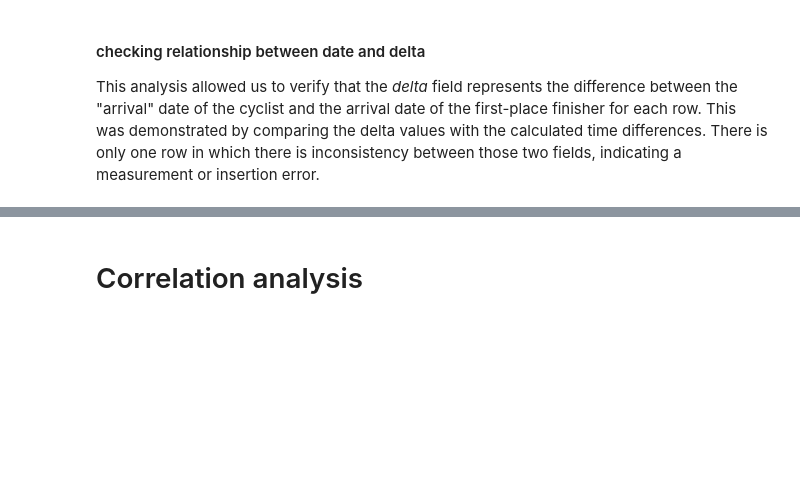
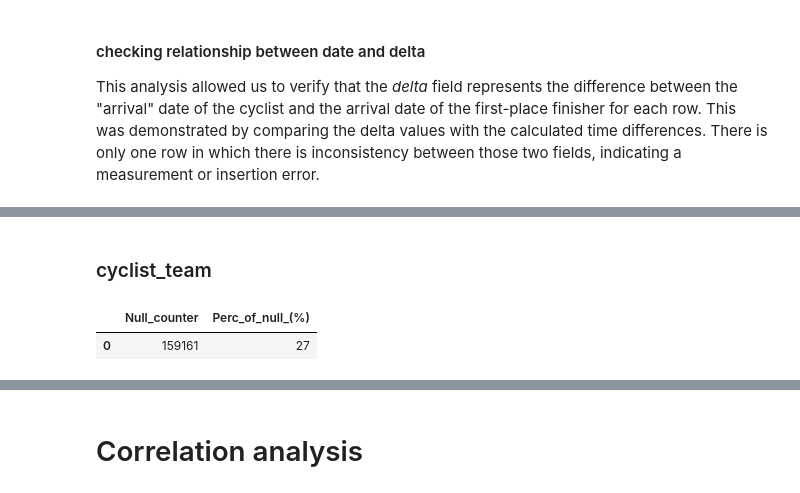
Before and after one commit to luca-rizzo/dm-2024-project, a Jupyter notebook: notebook/data_understanding.ipynb, the cells around one changed output, grey strips where cells are left out. Saved outputs shown, nothing was run; the diff lists cells and outputs as text; code cells hidden in the pictures; blank space fills up the shorter version.

```diff
--- a/notebook/data_understanding.ipynb
+++ b/notebook/data_understanding.ipynb
@@ -1628,0 +1736,19 @@ else:
+# %% [markdown]
+### cyclist_team
+# %%
+results = {
+    'Null_counter': [],
+    'Perc_of_null_(%)': []
+}
+
+nanCount = races["cyclist_team"].isna().sum()
+perc = round((nanCount*100)/nrec)
+results['Null_counter'].append(nanCount)
+results['Perc_of_null_(%)'].append(perc)
+
+df_results = pd.DataFrame(results)
+
+display(df_results)
+# %% [output]
+|  | Null_counter | Perc_of_null_(%) |
+| 0 | 159161 | 27 |
```
Also changed, not shown: parts of 50 cells of this notebook.
